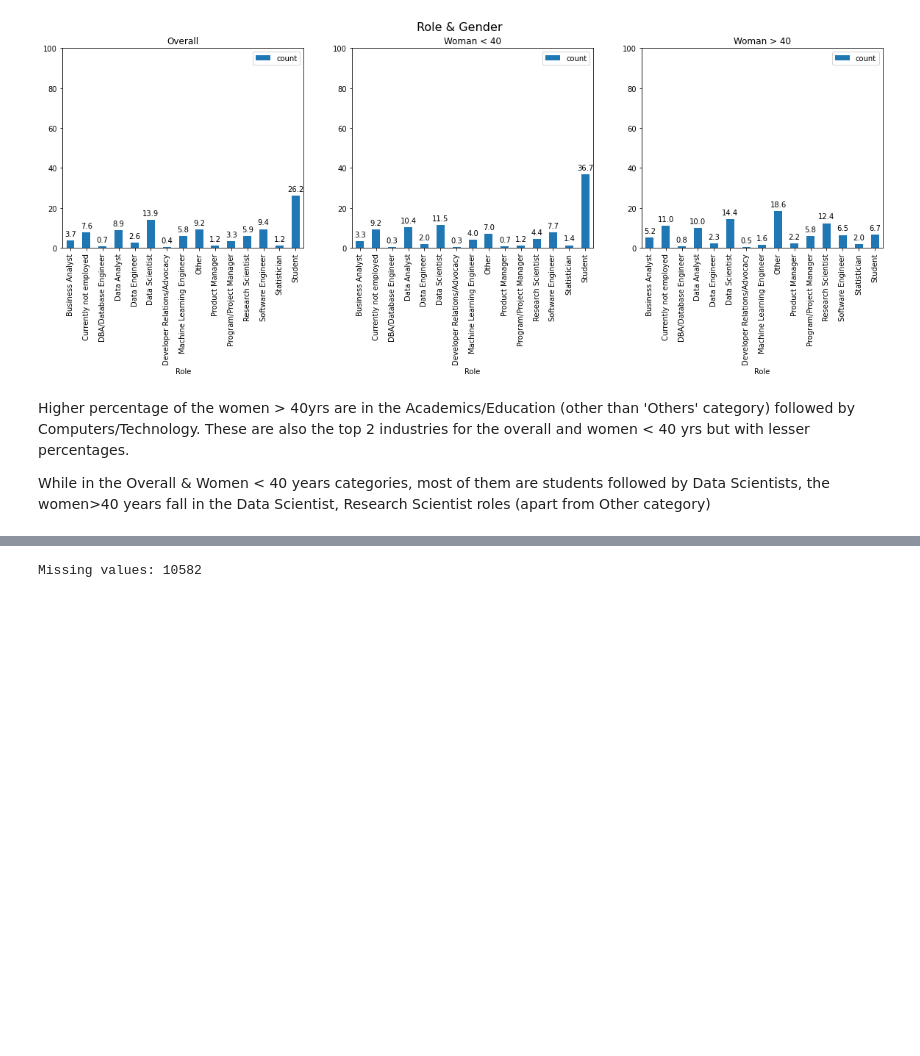
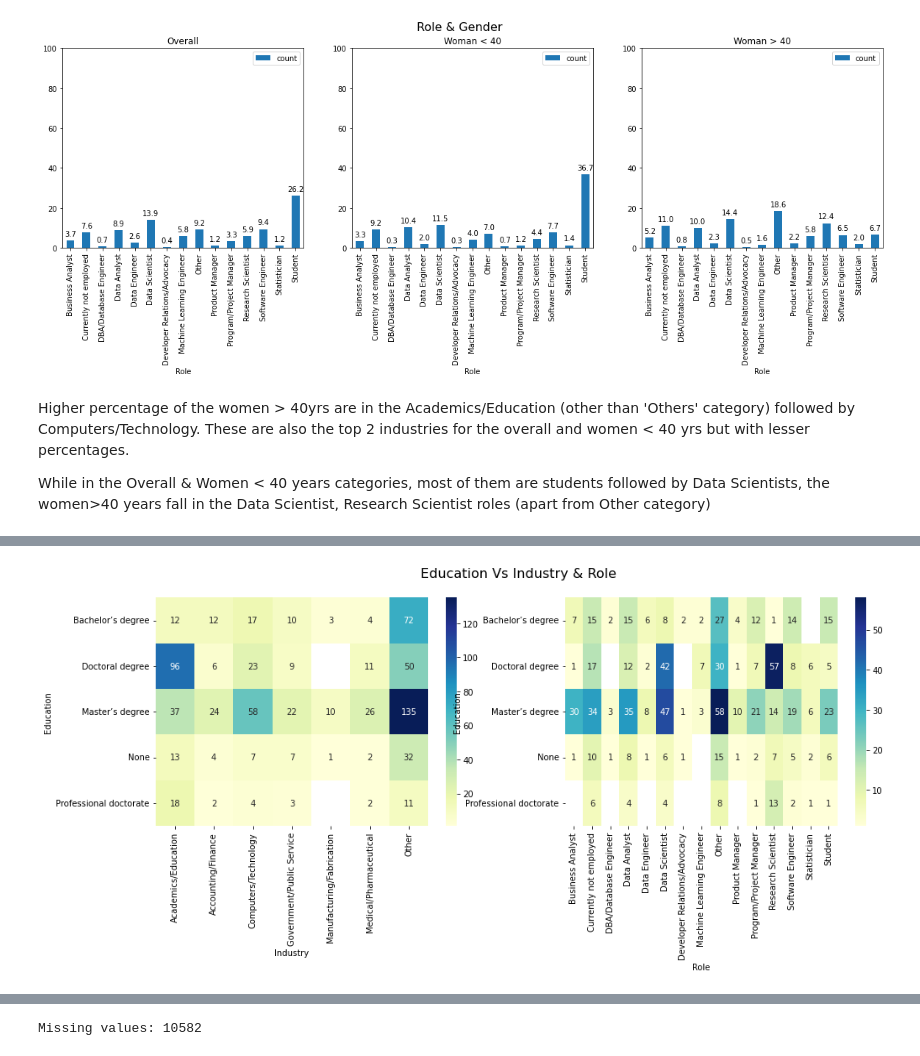
Before and after one commit to sreedevigattu/mldssurvey, a Jupyter notebook: mldssurvey.ipynb, the cells around one changed output, grey strips where cells are left out. Cells and saved outputs as stored; diff of their text form; code cells hidden in the pictures; blank space fills up the shorter version.

```diff
--- a/mldssurvey.ipynb
+++ b/mldssurvey.ipynb
@@ -523,3 +571,76 @@ Missing values: 0
 Higher percentage of the women > 40yrs are in the Academics/Education (other than 'Others' category) followed by Computers/Technology. These are also the top 2 industries for the overall and women < 40 yrs but with lesser percentages.
 
 While in the Overall & Women < 40 years categories, most of them are students followed by Data Scientists, the women>40 years fall in the Data Scientist, Research Scientist roles (apart from Other category)
+# %%
+df_ = df_new[(df_new['Gender']=='Woman') & (df_new['AgeGroup']=='>40')]
+#print(df_['Industry'].value_counts())
+
+fig = make_subplots(cols = 2, rows = 1, column_widths = [0.4, 0.4],
+                    subplot_titles = ('<b>Education and Industry<br />&nbsp;<br />', '<b>Education and Role<br />&nbsp;<br />'),
+                    specs = [[{'type': 'sunburst', 'rowspan': 1}, {'type': 'sunburst', 'rowspan': 1}]])
+
+'''print("BEFORE:\n", df_['Education'].value_counts())
+df_['Education'] = df_['Education'].apply(lambda x: "Master's degree" if x.strip() == "Master’s degree" else x)
+df_['Education'] = df_['Education'].apply(lambda x: "Bachelor’s degree" if x.strip() == "Bachelor’s degree" else x)
+print("AFTER:\n", df_['Education'].value_counts())'''
+
+
+subfig = px.sunburst(df_, path=['Education', 'Industry'], color='Education',
+                                color_discrete_map={'(?)':'black',"Master’s degree":'lightgreen', "Bachelor’s degree":'chocolate',
+                                            'Doctoral degree':'dodgerblue', "None":'lightgray', "Professional doctorate":'darkblue'})
+subfig.update_layout(showlegend=False,
+                plot_bgcolor='white',
+                margin=dict(pad=20),
+                xaxis={'showticklabels': True},
+                yaxis_title=None,
+                xaxis_title=None,
+                yaxis={'categoryorder':'total ascending'},
+                title_text="<b>Education and Industry</b>",
+                title_x=0.5,
+                font=dict(family="serif", size=17, color='#000000'),
+                title_font_size=30)
+subfig.update_layout(width=600, height=400, margin = dict(t=50, l=25, r=25, b=25))
+fig.add_trace(subfig.data[0], row=1, col=1)
+
+df_['Role'] = df_['Role'].apply(lambda x: x if x in ['Other', 'Data Scientist','Research Scientist', 'Currently not employed ',
+                                            'Data Analyst ', 'Student'] else 'Other')
+subfig = px.sunburst(df_, path=['Education', 'Role'], color='Education',
+                                color_discrete_map={'(?)':'black', "Master’s degree":'lightgreen', "Bachelor’s degree":'chocolate',
+                                            'Doctoral degree':'dodgerblue', "None":'lightgray', "Professional doctorate":'darkblue'})
+subfig.update_layout(showlegend=False,
+                plot_bgcolor='white',
+                margin=dict(pad=20),
+                xaxis={'showticklabels': True},
+                yaxis_title=None,
+                xaxis_title=None,
+                yaxis={'categoryorder':'total ascending'},
+                title_text="<b>Education and Role</b>",
+                title_x=0.5,
+                font=dict(family="serif", size=17, color='#000000'),
+                title_font_size=30)
+subfig.update_layout(width=600, height=400, margin = dict(t=50, l=25, r=25, b=25))
+fig.add_trace(subfig.data[0], row=1, col=2)
+
+fig.update_layout(width=1000,height=500,) # autosize=False,
+fig.show()
+
+fig = plt.figure(figsize=(16, 5))
+
+df_ = df_new[(df_new['Gender']=='Woman') & (df_new['AgeGroup']=='>40')]
+#print(df_[['Education','Role']].head())
+df_ = df_.groupby(by=['Education','Industry']).agg({'Industry':'count'}).rename(columns={'Industry':'Count'}).reset_index()
+df_ = pd.pivot_table(df_, index=['Education'],columns = ['Industry'], values ='Count', aggfunc=np.sum)
+ax=plt.subplot(1,2,1)
+sns.heatmap(df_,annot=True, fmt="g", cmap="YlGnBu")
+
+
+df_ = df_new[(df_new['Gender']=='Woman') & (df_new['AgeGroup']=='>40')]
+#print(df_[['Education','Role']].head())
+df_ = df_.groupby(by=['Education','Role']).agg({'Role':'count'}).rename(columns={'Role':'Count'}).reset_index()
+df_ = pd.pivot_table(df_, index=['Education'],columns = ['Role'], values ='Count', aggfunc=np.sum)
+ax=plt.subplot(1,2,2)
+sns.heatmap(df_,annot=True, fmt="g", cmap="YlGnBu")
+
+fig.suptitle('Education Vs Industry & Role', fontsize=16)
+plt.show()
+# %% [output]
@@ -525,0 +679 @@ While in the Overall & Women < 40 years categories, most of them are students fo
+[figure, added]
```
Also changed, not shown: parts of 16 cells of this notebook.
